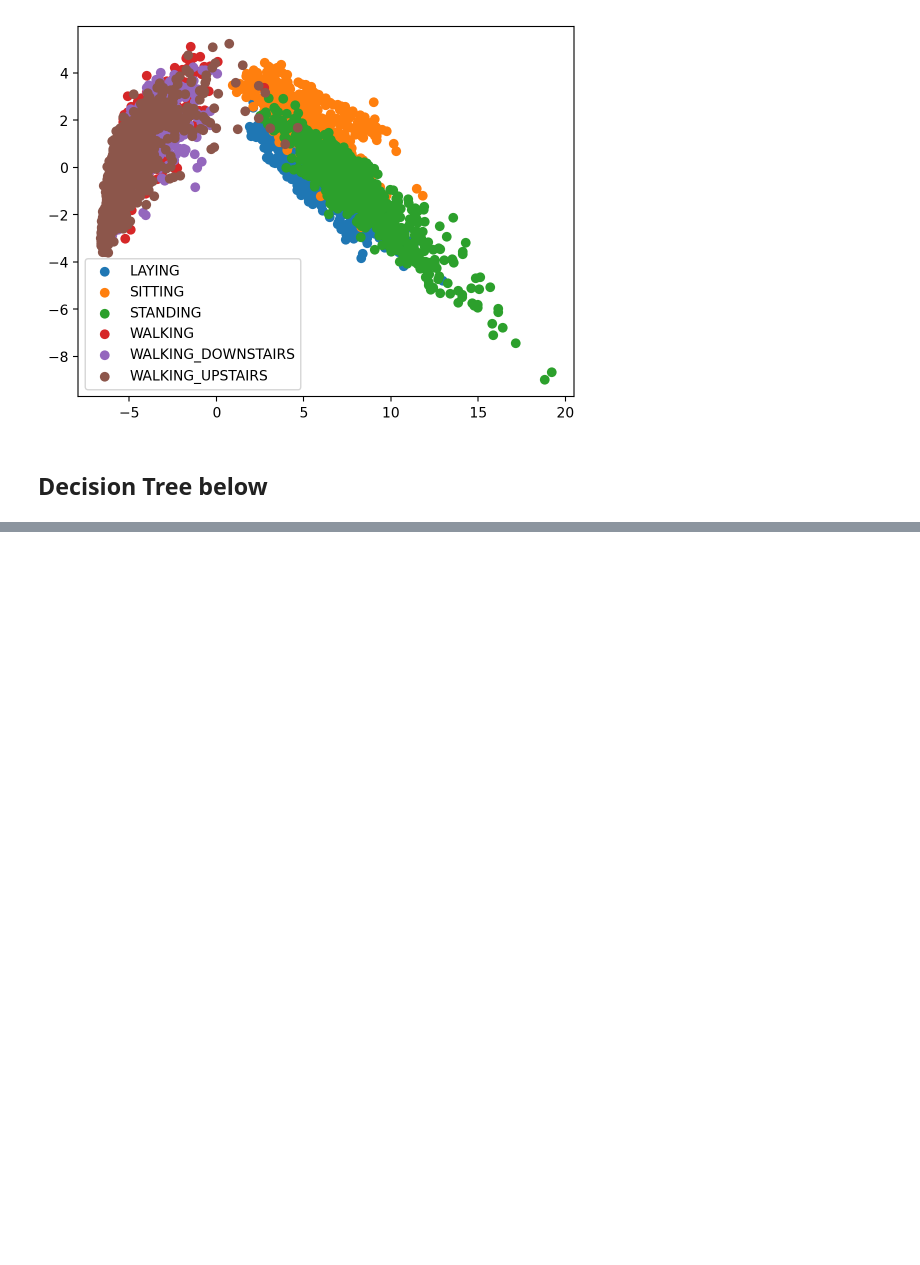
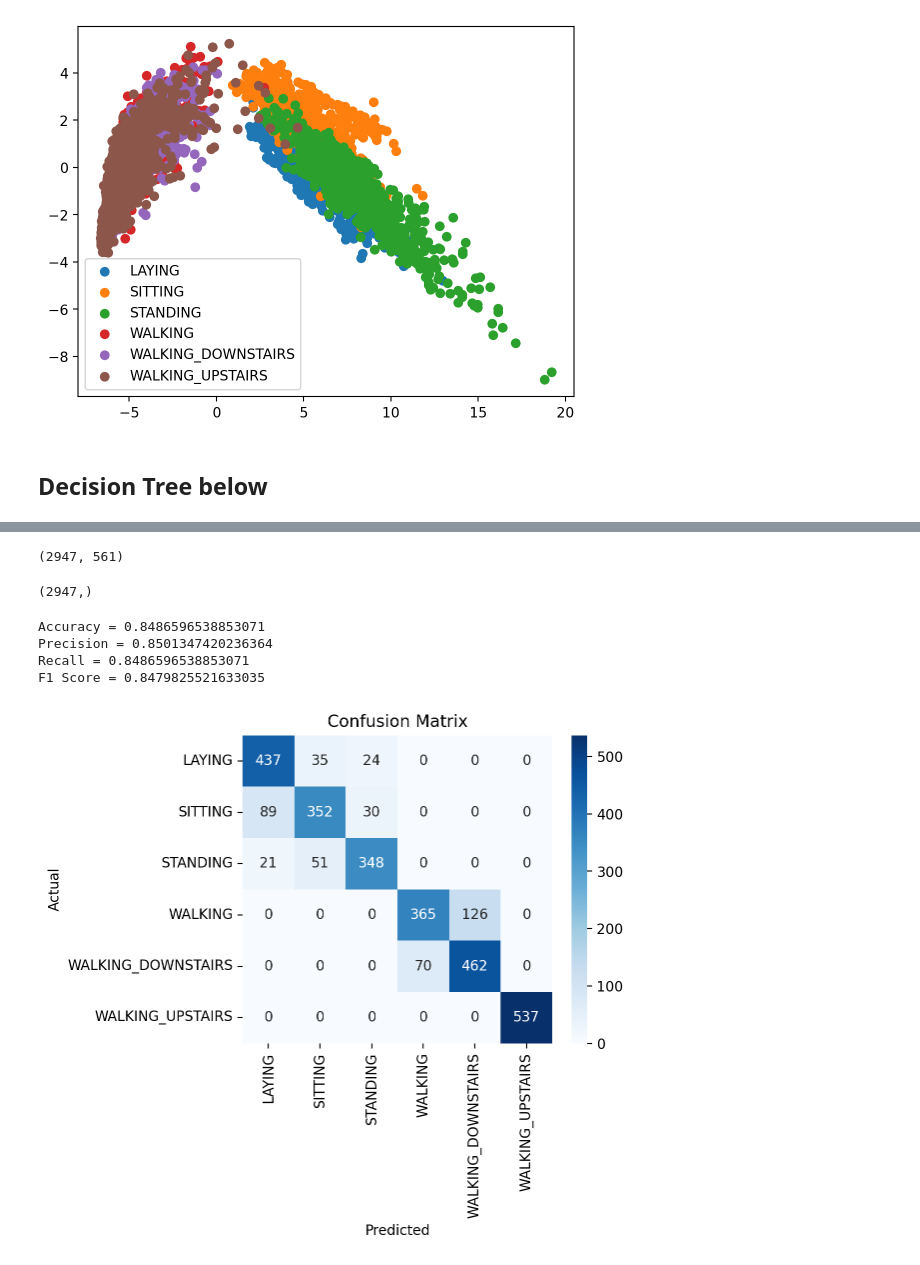
Before and after one commit to HarshilShah1804/ES335_Assignment1, a Jupyter notebook: HAR/HAR.ipynb, the cells around one changed output, grey strips where cells are left out. Drawn from its saved outputs; the diff is of its cells as text; code cells hidden in the pictures; blank space fills up the shorter version.

```diff
--- a/HAR/HAR.ipynb
+++ b/HAR/HAR.ipynb
@@ -159,12 +159,12 @@ for i in range(len(activities)):
 # %% [markdown]
 ### Task 1, Question 1, Part 3
 # %%
-X_train_features = np.loadtxt('E:\\ES335_Machine_Learning\\ES335_Assignment1\\HAR\\UCI HAR Dataset\\train\\X_train.txt')
+X_train_features = np.loadtxt('C:/Users/Praanshu IIT/OneDrive - iitgn.ac.in/Coding/ES335_Assignment1/HAR/UCI HAR Dataset/train/X_train.txt')
 X_train_features.shape
 # %% [output]
 (7352, 561)
 # %%
-y_train_features = np.loadtxt('E:\\ES335_Machine_Learning\\ES335_Assignment1\\HAR\\UCI HAR Dataset\\train\\y_train.txt')
+y_train_features = np.loadtxt('C:/Users/Praanshu IIT/OneDrive - iitgn.ac.in/Coding/ES335_Assignment1/HAR/UCI HAR Dataset/train/y_train.txt')
 y_train_features.shape
 # %% [output]
 (7352,)
@@ -233,0 +234,32 @@ F1 Score = 0.8327198715743608
+# %%
+X_test_features = np.loadtxt('C:/Users/Praanshu IIT/OneDrive - iitgn.ac.in/Coding/ES335_Assignment1/HAR/UCI HAR Dataset/test/X_test.txt')
+X_test_features.shape
+# %% [output]
+(2947, 561)
+# %%
+y_test_features = np.loadtxt('C:/Users/Praanshu IIT/OneDrive - iitgn.ac.in/Coding/ES335_Assignment1/HAR/UCI HAR Dataset/test/y_test.txt')
+y_test_features.shape
+# %% [output]
+(2947,)
+# %%
+features_tree = DecisionTreeClassifier()
+features_tree.fit(X_train_features,y_train_features)
+y_pred = features_tree.predict(X_test_features)
+print(f"Accuracy = {accuracy_score(y_test_features,y_pred)}")
+print(f"Precision = {precision_score(y_test_features,y_pred,average='weighted')}")
+print(f"Recall = {recall_score(y_test_features,y_pred,average='weighted')}")
+print(f"F1 Score = {f1_score(y_test_features,y_pred,average='weighted')}")
+cm = confusion_matrix(y_test_features,y_pred)
+
+plt.figure(figsize=(5, 4))
+sns.heatmap(cm, annot=True, fmt='d', xticklabels=activities, yticklabels=activities, cmap='Blues')
+plt.title('Confusion Matrix')
+plt.xlabel('Predicted')
+plt.ylabel('Actual')
+plt.show()
+# %% [output]
+Accuracy = 0.8486596538853071
+Precision = 0.8501347420236364
+Recall = 0.8486596538853071
+F1 Score = 0.8479825521633035
+[figure, added]
```
Also changed, not shown: parts of 2 cells of this notebook.
